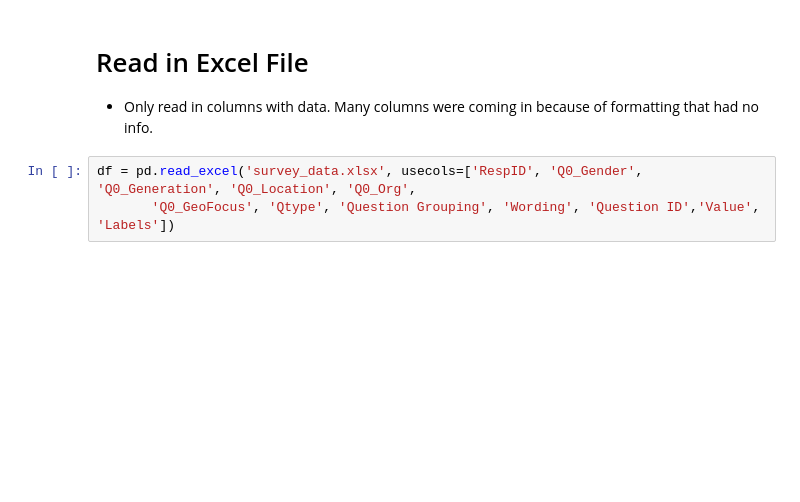
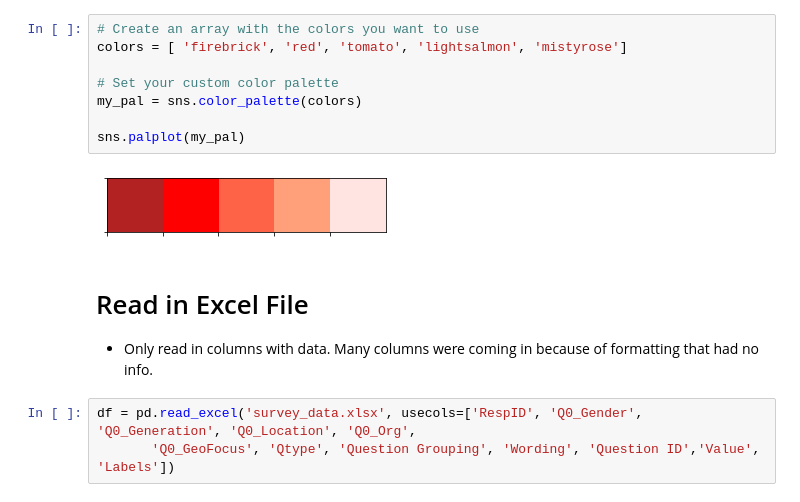
Before and after one commit to faithkane3/makeovermonday, a Jupyter notebook: visualizing_equality/first_look_equality.ipynb, the cells around one changed output. Drawn from its saved outputs; the diff is of its cells as text; blank space fills up the shorter version.

```diff
--- a/visualizing_equality/first_look_equality.ipynb
+++ b/visualizing_equality/first_look_equality.ipynb
@@ -19,6 +19,16 @@ import warnings
 warnings.filterwarnings('ignore')
 # %% [output]
 [interactive output not drawn]
+# %%
+# Create an array with the colors you want to use
+colors = [ 'firebrick', 'red', 'tomato', 'lightsalmon', 'mistyrose']
+
+# Set your custom color palette
+my_pal = sns.color_palette(colors)
+
+sns.palplot(my_pal)
+# %% [output]
+[figure, added]
 # %% [markdown]
 # Read in Excel File
 
```
Also changed, not shown: parts of 13 cells of this notebook, 1 other file.
